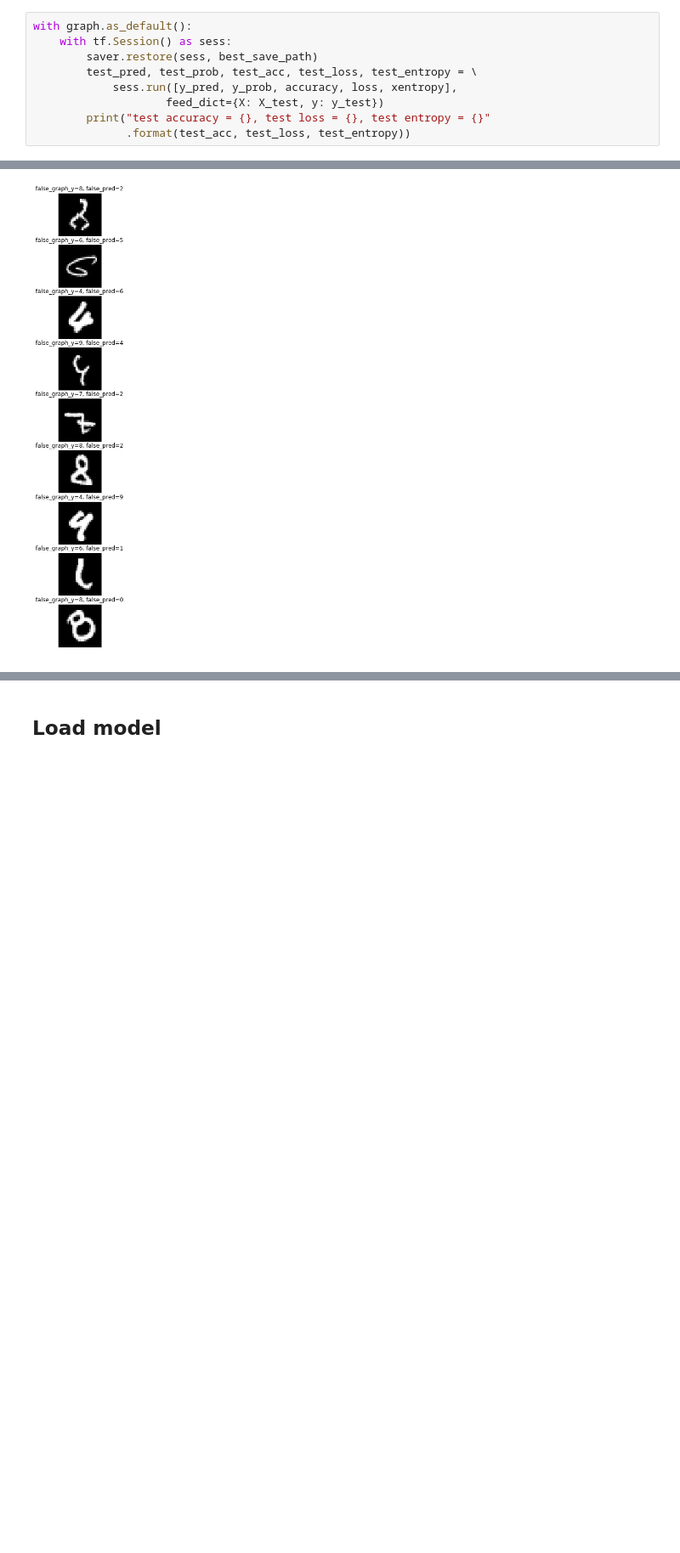
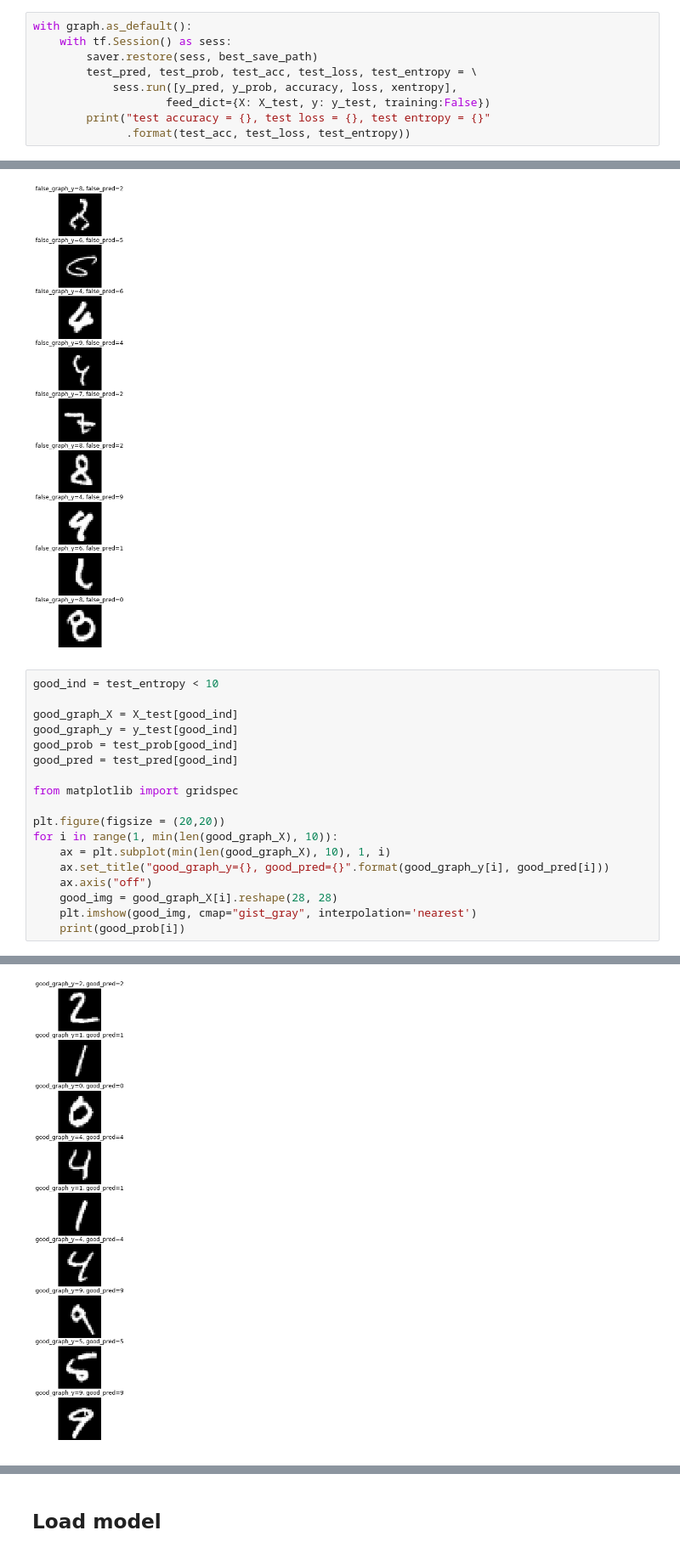
Before and after one commit to Dovermore/handson-ml, a Jupyter notebook: chapter_13_exer/question_7.ipynb, the cells around one changed output, grey strips where cells are left out. Shown: that part at 85% size. Drawn from its saved outputs; the diff is of its cells as text; blank space fills up the shorter version.

```diff
--- a/chapter_13_exer/question_7.ipynb
+++ b/chapter_13_exer/question_7.ipynb
@@ -382,7 +382,7 @@ with graph.as_default():
         saver.restore(sess, best_save_path)
         test_pred, test_prob, test_acc, test_loss, test_entropy = \
             sess.run([y_pred, y_prob, accuracy, loss, xentropy],
-                    feed_dict={X: X_test, y: y_test})
+                    feed_dict={X: X_test, y: y_test, training:False})
         print("test accuracy = {}, test loss = {}, test entropy = {}"
               .format(test_acc, test_loss, test_entropy))
 # %% [output]
@@ -416,3 +416,22 @@ for i in range(1, min(len(false_graph_X), 10)):
 [0. 1. 0. 0. 0. 0. 0. 0. 0. 0.]
 [1. 0. 0. 0. 0. 0. 0. 0. 0. 0.]
 [figure]
+# %%
+good_ind = test_entropy < 10
+
+good_graph_X = X_test[good_ind]
+good_graph_y = y_test[good_ind]
+good_prob = test_prob[good_ind]
+good_pred = test_pred[good_ind]
+
+from matplotlib import gridspec
+
+plt.figure(figsize = (20,20))
+for i in range(1, min(len(good_graph_X), 10)):
+    ax = plt.subplot(min(len(good_graph_X), 10), 1, i)
+    ax.set_title("good_graph_y={}, good_pred={}".format(good_graph_y[i], good_pred[i]))
+    ax.axis("off")
+    good_img = good_graph_X[i].reshape(28, 28)
+    plt.imshow(good_img, cmap="gist_gray", interpolation='nearest')
+    print(good_prob[i])
+# %% [output]
@@ -418,0 +448 @@ for i in range(1, min(len(false_graph_X), 10)):
+[figure, added]
```
Also changed, not shown: parts of 2 cells of this notebook.
